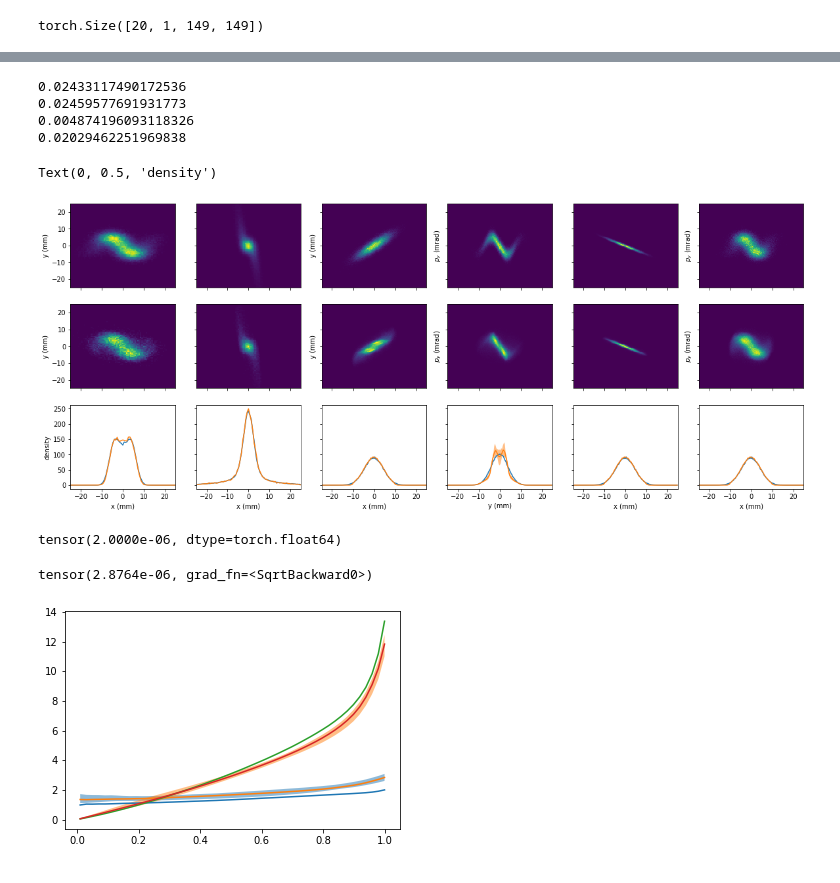
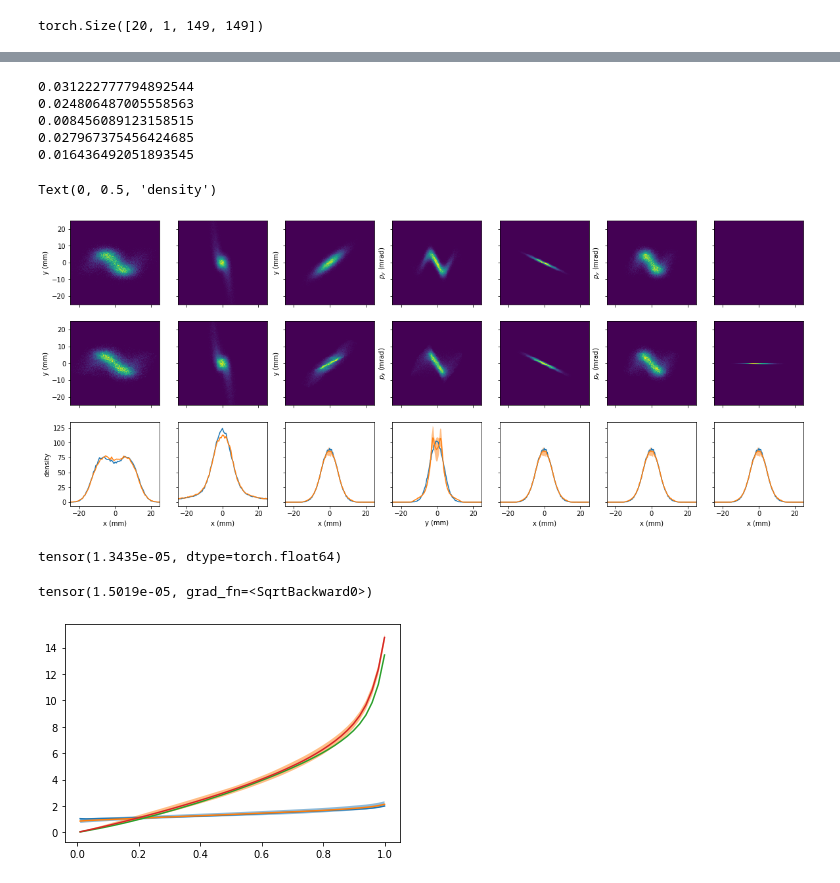
Before and after one commit to roussel-ryan/gpsr, a Jupyter notebook: test_case/model_analysis.ipynb, the cells around one changed output, grey strips where cells are left out. Drawn from its saved outputs; the diff is of its cells as text; code cells hidden in the pictures.

```diff
--- a/test_case/model_analysis.ipynb
+++ b/test_case/model_analysis.ipynb
@@ -256,17 +256,3 @@ gt_initial_beam = Beam(gt_initial_beam, **defaults)
 
 # generate beams from model
 pred_initial_beams = [ele.beam_generator() for ele in ensemble]
-# %%
-from visualization import add_image, add_projection
-pairs = [["x","y"],["y","py"],["x", "py"],["x", "pz"],["z", "pz"]]
-fig,ax = plt.subplots(3,len(pairs), sharex="all")#,sharey="row")
-fig.set_size_inches(8,4)
-
-plot_bins = bins / 2
-
-for i, pair in enumerate(pairs):
-    add_image(ax[0][i], *pair, [gt_initial_beam], plot_bins)
-    add_image(ax[1][i], *pair, pred_initial_beams, plot_bins)
-
-    add_projection(ax[2][i], pair[0], [gt_initial_beam], plot_bins)
-    add_projection(ax[2][i], pair[0], pred_initial_beams, plot_bins)
@@ -275,18 +259,18 @@ for i, pair in enumerate(pairs):
 # %%
 from visualization import add_image, add_projection, add_image_projection
 import numpy as np
-pairs = [["x","y"],["y","yp"],["x", "xp"],["x","yp"]]
+pairs = [["x","y"],["y","yp"],["x", "xp"],["x","yp"],["x","z"]]
 fig,ax = plt.subplots(3,len(pairs)+2, sharex="col",sharey="row")
 fig.set_size_inches(20,8)
 
-plot_bins = bins / 2
+plot_bins = bins
 #plot_bins = plot_bins * 1e3
 
 for g, pair in enumerate(pairs):
     i = g + 2
     _, gt_image = add_image(ax[0][i], *pair, [gt_initial_beam], plot_bins,
                             scale_axis=1e3)
-    _, pred_image = add_image(ax[1][i], *pair, pred_initial_beams, plot_bins,
+    _, pred_image = add_image(ax[1][i], *pair, [pred_initial_beams[0]], plot_bins,
                            scale_axis=1e3)
 
     # calculate rms error
@@ -313,49 +297,50 @@ for j, idx in enumerate(idxs):
     ax[1][j].pcolor(xx[0]*1e3,xx[1]*1e3, model_pred[idx,0])
 
     ax[0][j].collections[0].set_rasterized(True)
 
     for ele in [all_images, model_pred]:
         proj = ele[idx,0].sum(dim=0)
         proj = proj / (proj.sum()*(plot_bins[-1]- plot_bins[-2]))
 
         ax[2,j].plot(plot_bins*1e3*2, proj)
 
     ax[0][j].set_xlim(-25,25)
     ax[0][j].set_ylim(-25,25)
     ax[1][j].set_ylim(-25,25)
 
 # set rasterization for pcolor
 for k in range(ax.shape[-1]):
     ax[0,k].collections[0].set_rasterized(True)
     ax[1,k].collections[0].set_rasterized(True)
 
 
 ax[-1,0].set_xlabel('x (mm)')
 ax[-1,1].set_xlabel('x (mm)')
 
 ax[0,0].set_ylabel('y (mm)')
 ax[1,0].set_ylabel('y (mm)')
 ax[2,0].set_ylabel('density')
 
 #fig.savefig("testfig.svg")
 # %% [output]
-0.02433117490172536
-0.02459577691931773
-0.004874196093118326
-0.02029462251969838
+0.031222777794892544
+0.024806487005558563
+0.008456089123158515
+0.027967375456424685
+0.016436492051893545
 Text(0, 0.5, 'density')
-[figure, old version]
+[figure, new version]
 # %%
 # calculate the covariances
 #torch.cov(gt_initial_beam.data.T)[:2,:2].det().sqrt()
-torch.cov(gt_initial_beam.data.T)[:2,:2].det().sqrt()
+torch.cov(gt_initial_beam.data.T)[2:4,2:4].det().sqrt()
 # %% [output]
-tensor(2.0000e-06, dtype=torch.float64)
+tensor(1.3435e-05, dtype=torch.float64)
 # %%
 #torch.cov(pred_initial_beams[0].data.T)[:2,:2].det().sqrt()
-torch.cov(pred_initial_beams[0].data.T)[:2,:2].det().sqrt()
+torch.cov(pred_initial_beams[0].data.T)[2:4,2:4].det().sqrt()
 # %% [output]
-tensor(2.8764e-06, grad_fn=<SqrtBackward0>)
+tensor(1.5019e-05, grad_fn=<SqrtBackward0>)
 # %%
 # compute particle coordinates in normalized space
 from pmd_beamphysics.statistics import A_mat_calc
@@ -422,4 +407,4 @@ for axis in ["x","y"]:
     ax.plot(quantiles, mean)
     ax.fill_between(quantiles, l, u, alpha=0.5)
 # %% [output]
-[figure, old version]
+[figure, new version]
```
Also changed, not shown: parts of 6 cells of this notebook, 4 other files.
